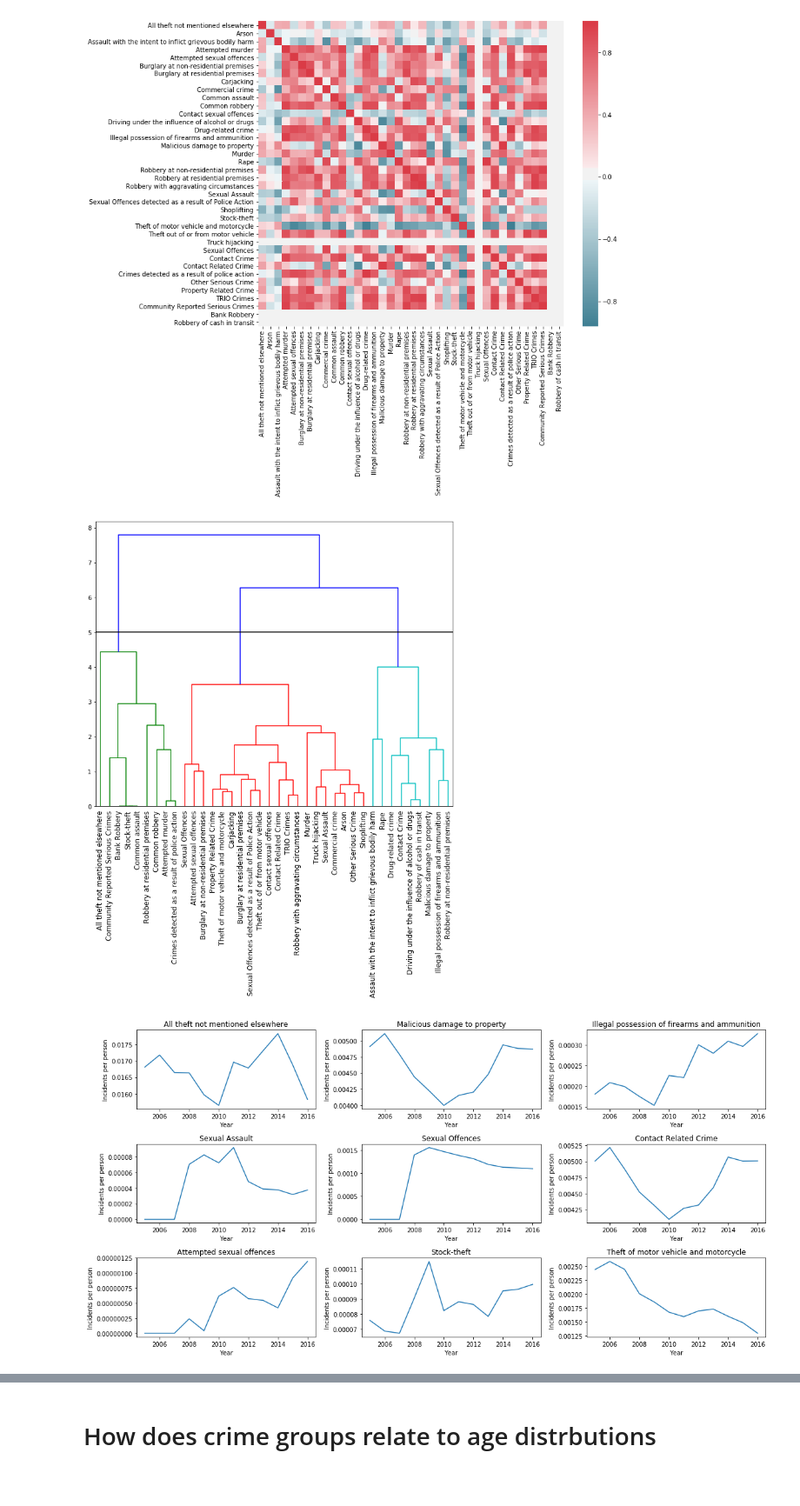
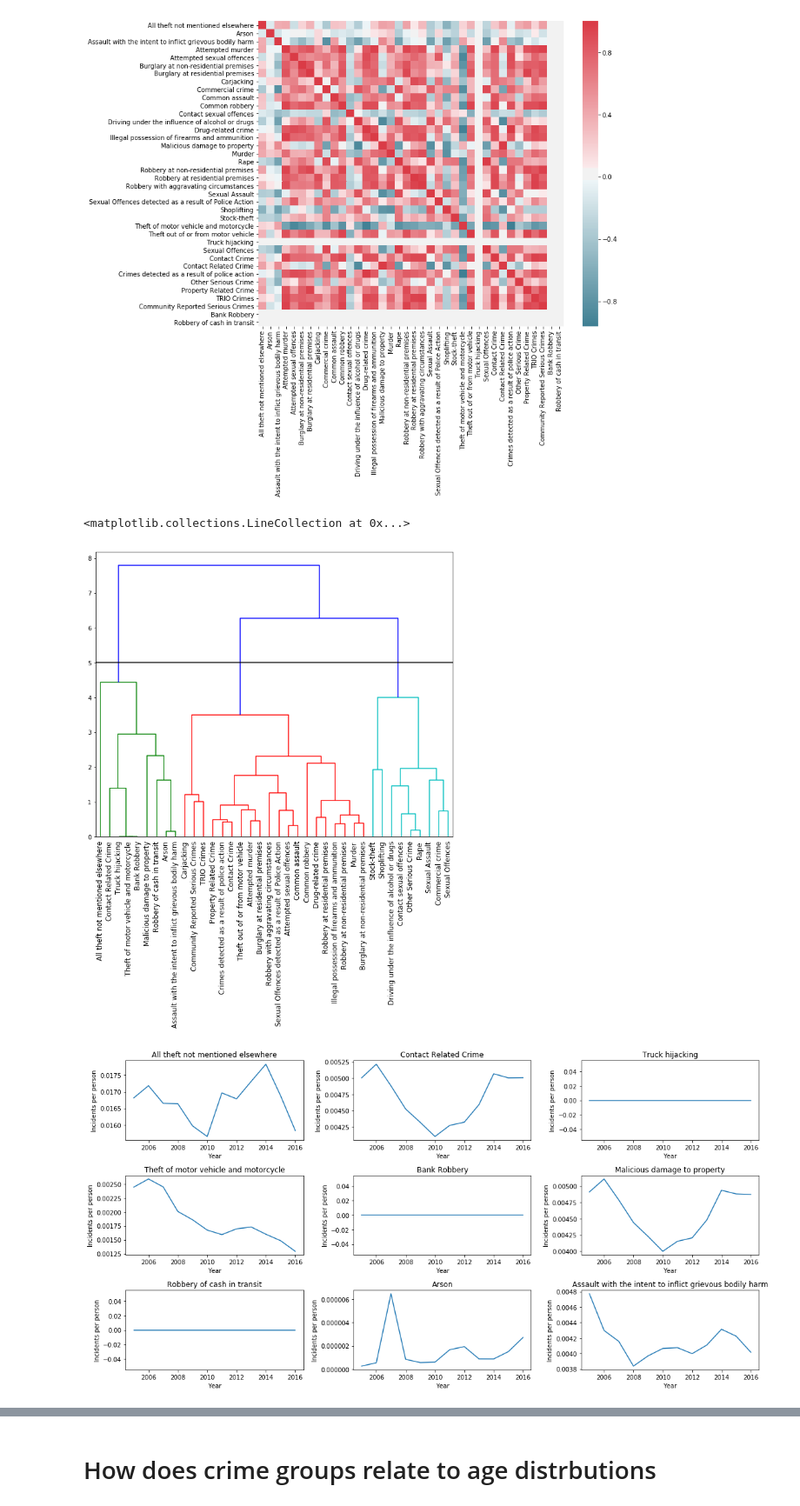
Before and after one commit to drdangersimon/data_challenges, a Jupyter notebook: eighty_20/Crime_map.ipynb, the cells around one changed output, grey strips where cells are left out. Shown: that part at 87% size. Cells and saved outputs as stored; diff of their text form; code cells hidden in the pictures; blank space fills up the shorter version.

```diff
--- a/eighty_20/Crime_map.ipynb
+++ b/eighty_20/Crime_map.ipynb
@@ -11,8 +10,3 @@ import scipy
 import scipy.cluster.hierarchy as sch
 from scipy.cluster.hierarchy import dendrogram
 %matplotlib inline
-# %%
-df = load_datasets.load_crime_stats(population_group='ages',
-                                    crime_list=['Murder'],
-                                   provence='Western Cape')
-usmall_area = df.small_area.unique()
@@ -20,10 +16,12 @@ usmall_area = df.small_area.unique()
 # get cleaned data
 df = load_datasets.load_crime_stats(population_group='ages',provence='Western Cape')
 # get area and total population
-df['total_age'] = df[['a70_79','a40_49','a30_39','a10_19','a80_plus','a0_9','a60_69','a50_59','a20_29']].sum(1)
+ages = ['a70_79','a40_49','a30_39','a10_19','a80_plus','a0_9','a60_69','a50_59','a20_29']
+df['total_age'] = df[ages].sum(1)
 df['area'] = df.geometry.area
 df['crime_per_pop'] = df.total_crime / df.total_age
-df['crime_per_arae'] = df.total_crime / df.area
+df['crime_per_area'] = df.total_crime / df.area
+# pivot on crimes
 df.head()
 # %% [output]
 |  | small_area | precinct | a70_79 | a40_49 | a30_39 | a10_19 | a80_plus | a0_9 | a60_69 | a50_59 | ... |
@@ -41,7 +39,7 @@ plt.xlabel('Incendence per small area')
 # %% [markdown]
 # what crimes are increasing?
 # %%
-crime_avg = df.groupby(['Year', 'Crime'])[['crime_per_pop', 'crime_per_arae']].mean()
+crime_avg = df.groupby(['Year', 'Crime'])[['crime_per_pop', 'crime_per_area']].mean()
 crime_avg = crime_avg.reset_index()
 # fil linear model for each crime
 slopes = []
@@ -96,7 +94,7 @@ sns.heatmap(corr_crime, cmap=cmap, square=True)
 # cluster correlations
 d = sch.distance.pdist(corr_crime.values)   # vector of ('55' choose 2) pairwise distances
 L = sch.linkage(d, method='complete')
-
+ind = sch.fcluster(L, 5, 'distance')
 labels = [corr_crime.columns.tolist()[i] for i in list((np.argsort(ind)))]
 corr_crime = corr_crime.reindex_axis(labels, axis=1)
 fig, ax = plt.subplots(figsize=(11, 9))
@@ -123,24 +121,24 @@ dendrogram(
     show_contracted=True,  # to get a distribution impression in truncated branches
     ax=ax);
 ax.hlines(5, ax.get_xlim()[0], ax.get_xlim()[1])
-ind = sch.fcluster(L, 5, 'distance')
 # %% [output]
+<matplotlib.collections.LineCollection at 0x...>
-[figure, old version]
+[figure, new version]
 # %%
 # plot correlated
-crime_list= np.asarray(columns)[np.sort(ind) == 1]
+crime_list= np.asarray(labels)[np.sort(ind) == 1]
 n_plots = len(crime_list)
 slopes = sorted(slopes,key=lambda d: d['slope'],reverse=True)
 fig, *ax = plt.subplots(np.ceil(n_plots/3).astype(int),3,figsize=(16,8))
 ax = ax[0].flatten()
 #plot top 3 increasing
 for i,crime in enumerate(crime_list):
     temp = crime_avg.query(f'Crime == "{crime}"').groupby('Year').mean().crime_per_pop
     temp.plot(ax=ax[i], label=crime)
     ax[i].set_title(crime)
     ax[i].set_ylabel('Incidents per person')
 plt.tight_layout()
 # %% [output]
-[figure, old version]
+[figure, new version]
 # %%
 # plot correlated
```
Also changed, not shown: parts of 8 cells of this notebook, 1 other file.
